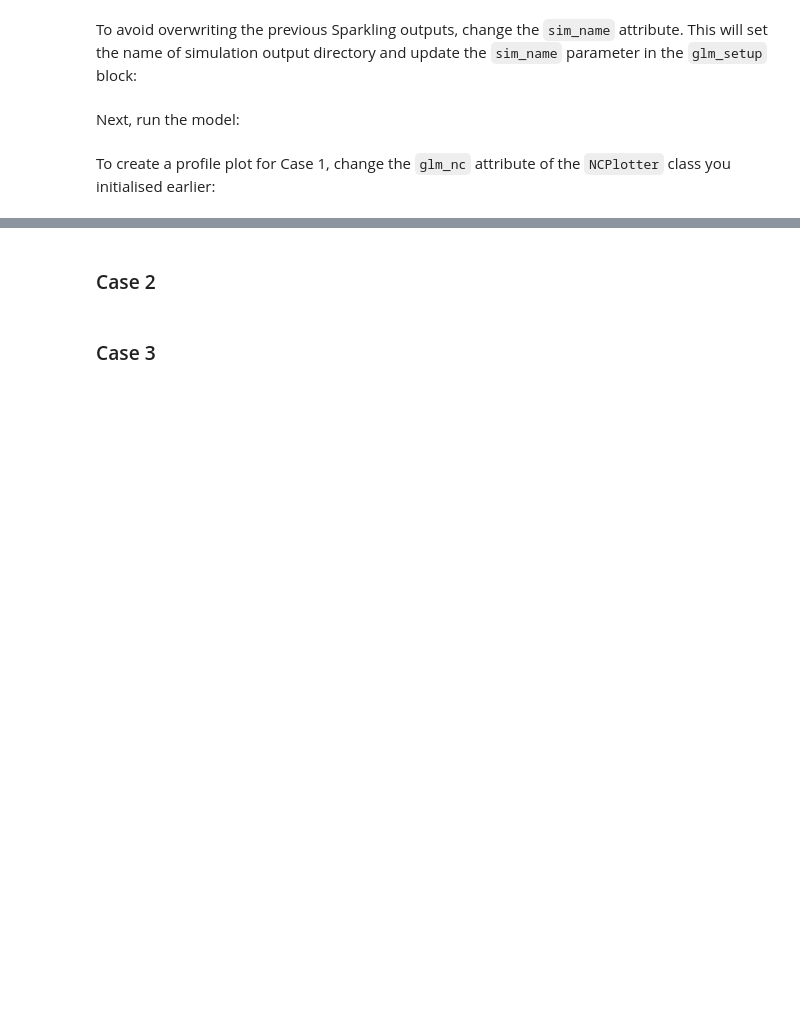
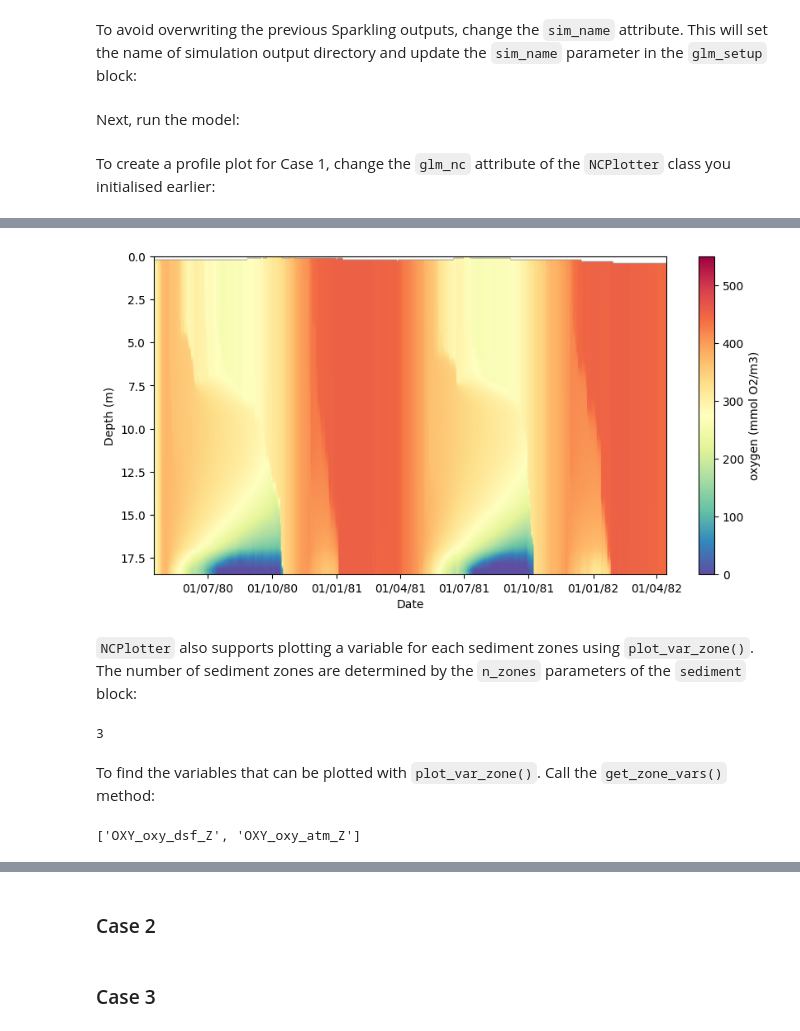
Before and after one commit to FLARE-forecast/glm_python_example, a Jupyter notebook: efi-workshop.ipynb, the cells around one changed output, grey strips where cells are left out. Saved outputs shown, nothing was run; the diff lists cells and outputs as text; code cells hidden in the pictures; blank space fills up the shorter version.

```diff
--- a/efi-workshop.ipynb
+++ b/efi-workshop.ipynb
@@ -208,10 +246,24 @@ nc.get_vars()
 # %%
 var = "OXY_oxy"
 fig, ax = plt.subplots(figsize=(10, 5))
 plot_params = {"vmin": 0, "vmax": 550} # set plot_params = {} for default plotting limits
-out = nc.plot_var(ax=ax, var=var, param_dict=plot_params)
+out = nc.plot_var_profile(ax=ax, var=var, param_dict=plot_params)
 col_bar = fig.colorbar(out)
 
 var_long_name = nc.get_long_name(var)
 var_units = nc.get_units(var)
 col_bar.set_label(f"{var_long_name} ({var_units})")
+# %% [output]
+[figure, added]
+# %% [markdown]
+`NCPlotter` also supports plotting a variable for each sediment zones using `plot_var_zone()`. The number of sediment zones are determined by the `n_zones` parameters of the `sediment` block:
+# %%
+sparkling.get_param_value("glm", "sediment", "n_zones")
+# %% [output]
+3
+# %% [markdown]
+To find the variables that can be plotted with `plot_var_zone()`. Call the `get_zone_vars()` method:
+# %%
+nc.get_zone_vars()
+# %% [output]
+['OXY_oxy_dsf_Z', 'OXY_oxy_atm_Z']
```
Also changed, not shown: parts of 13 cells of this notebook, 1 other file.
